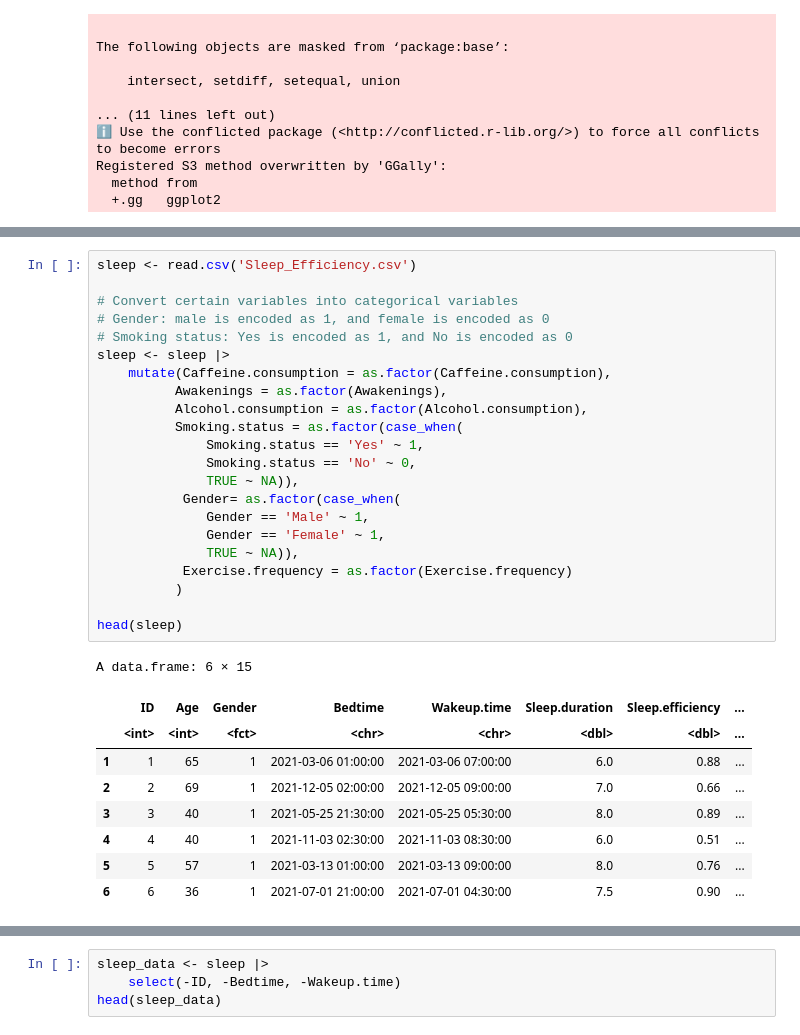
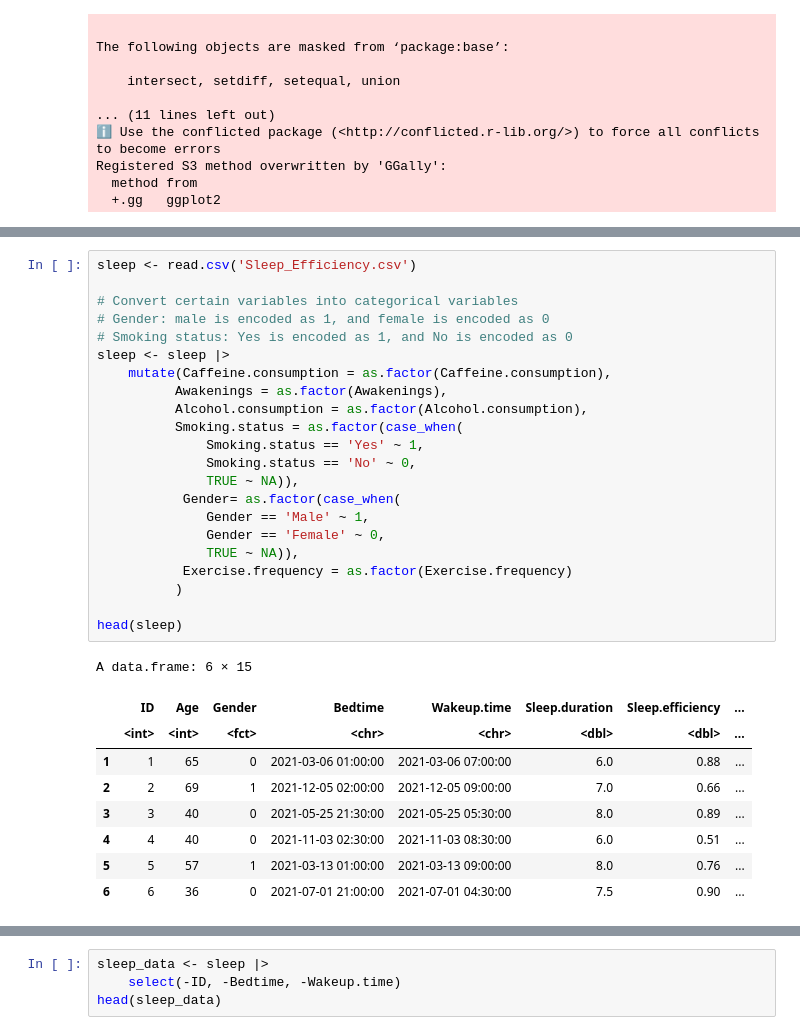
Before and after one commit to SophiaY03/STAT-306, a Jupyter notebook: Project.ipynb, the cells around one changed output, grey strips where cells are left out. Cells and saved outputs as stored; diff of their text form.

```diff
--- a/Project.ipynb
+++ b/Project.ipynb
@@ -24,32 +40,32 @@ Registered S3 method overwritten by 'GGally':
 # %%
 sleep <- read.csv('Sleep_Efficiency.csv')
 
 # Convert certain variables into categorical variables
 # Gender: male is encoded as 1, and female is encoded as 0
 # Smoking status: Yes is encoded as 1, and No is encoded as 0
 sleep <- sleep |>
     mutate(Caffeine.consumption = as.factor(Caffeine.consumption),
           Awakenings = as.factor(Awakenings),
           Alcohol.consumption = as.factor(Alcohol.consumption),
           Smoking.status = as.factor(case_when(
               Smoking.status == 'Yes' ~ 1,
               Smoking.status == 'No' ~ 0,
               TRUE ~ NA)),
            Gender= as.factor(case_when(
               Gender == 'Male' ~ 1,
-              Gender == 'Female' ~ 1,
+              Gender == 'Female' ~ 0,
               TRUE ~ NA)),
            Exercise.frequency = as.factor(Exercise.frequency)
           )
 
 head(sleep)
 # %% [output]
 A data.frame: 6 × 15
 |  | ID | Age | Gender | Bedtime | Wakeup.time | Sleep.duration | Sleep.efficiency | ... |
 |  | <int> | <int> | <fct> | <chr> | <chr> | <dbl> | <dbl> | ... |
-| 1 | 1 | 65 | 1 | 2021-03-06 01:00:00 | 2021-03-06 07:00:00 | 6.0 | 0.88 | ... |
+| 1 | 1 | 65 | 0 | 2021-03-06 01:00:00 | 2021-03-06 07:00:00 | 6.0 | 0.88 | ... |
 | 2 | 2 | 69 | 1 | 2021-12-05 02:00:00 | 2021-12-05 09:00:00 | 7.0 | 0.66 | ... |
-| 3 | 3 | 40 | 1 | 2021-05-25 21:30:00 | 2021-05-25 05:30:00 | 8.0 | 0.89 | ... |
-| 4 | 4 | 40 | 1 | 2021-11-03 02:30:00 | 2021-11-03 08:30:00 | 6.0 | 0.51 | ... |
+| 3 | 3 | 40 | 0 | 2021-05-25 21:30:00 | 2021-05-25 05:30:00 | 8.0 | 0.89 | ... |
+| 4 | 4 | 40 | 0 | 2021-11-03 02:30:00 | 2021-11-03 08:30:00 | 6.0 | 0.51 | ... |
 | 5 | 5 | 57 | 1 | 2021-03-13 01:00:00 | 2021-03-13 09:00:00 | 8.0 | 0.76 | ... |
-| 6 | 6 | 36 | 1 | 2021-07-01 21:00:00 | 2021-07-01 04:30:00 | 7.5 | 0.90 | ... |
+| 6 | 6 | 36 | 0 | 2021-07-01 21:00:00 | 2021-07-01 04:30:00 | 7.5 | 0.90 | ... |
```
Also changed, not shown: parts of 3 cells of this notebook.
